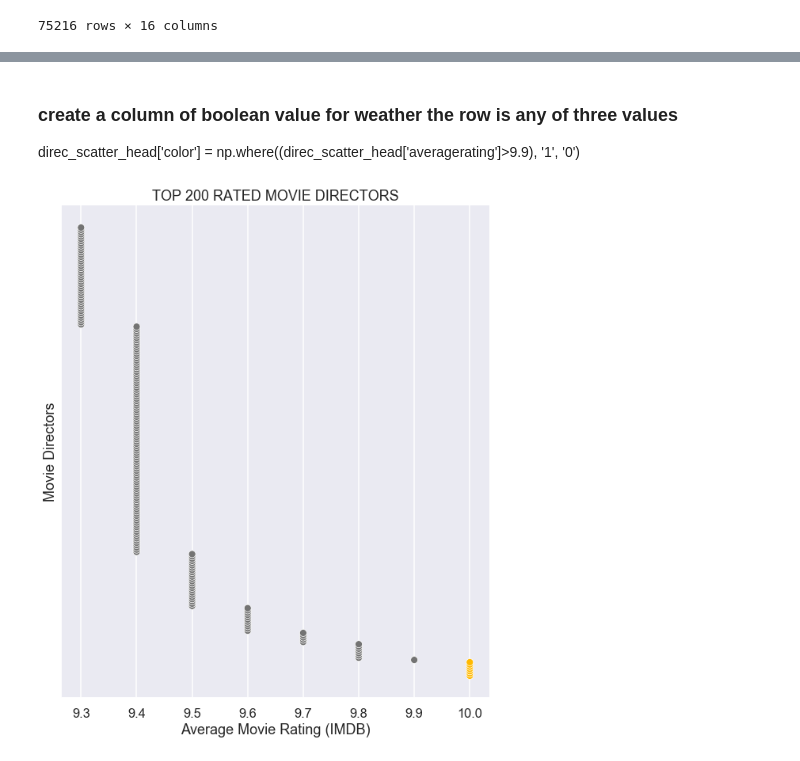
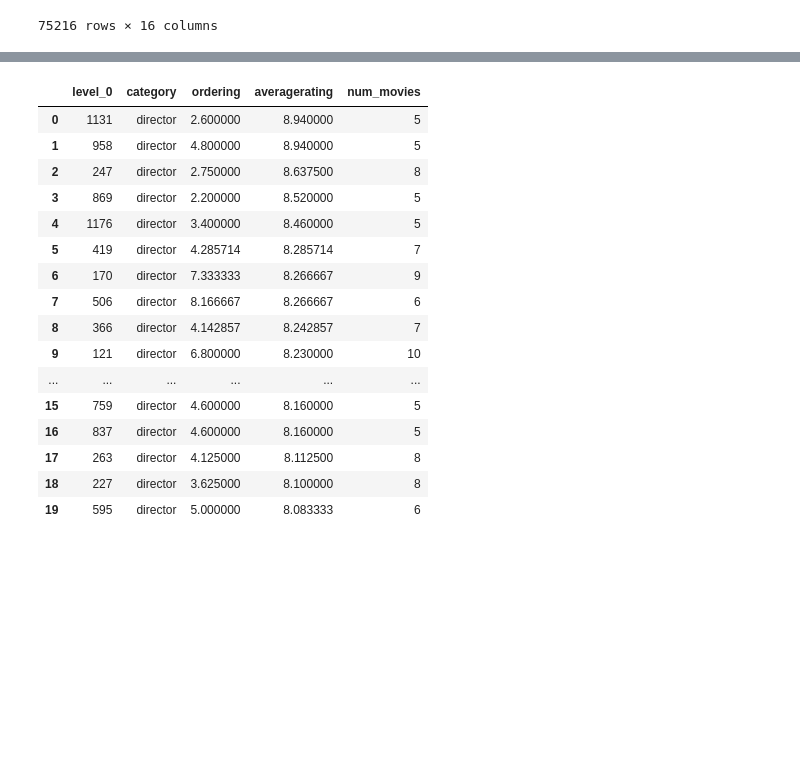
Before and after one commit to mishaberrien/Movie-Performance-Analysis, a Jupyter notebook: movies-eda-mlb.ipynb, the cells around one changed output, grey strips where cells are left out. Saved outputs shown, nothing was run; the diff lists cells and outputs as text; code cells hidden in the pictures; blank space fills up the shorter version.

```diff
--- a/movies-eda-mlb.ipynb
+++ b/movies-eda-mlb.ipynb
@@ -369,3 +406,4 @@ director_scatter.rename(columns={'nconst': 'num_movies'}, inplace=True)
+# %%
+director_prolific_df = director_scatter[director_scatter['num_movies']>4].sort_values('averagerating', ascending=False)
 # %%
-direc_scatter_head = director_scatter.head(200)
-direc_scatter_head.reset_index(inplace=True)
+director_prolific_df.reset_index(inplace=True)
@@ -413,26 +410,24 @@ imdb_names[(imdb_names['nconst']=='nm10616933')|
-# %% [markdown]
-### create a column of boolean value for weather the row is any of three values
-direc_scatter_head['color'] = np.where((direc_scatter_head['averagerating']>9.9), '1', '0')
-# %%
-color_palette = ['#737373', '#FFB900']
-sns.set_context('talk')
-g3 = sns.relplot(y='index',
-           x='averagerating',
-           kind='scatter',
-           data=direc_scatter_head,
-           height=10,
-                 hue='color',
-                 palette=color_palette,
-                legend=None)
-
-g3.set(yticks=[])
-
-axes3 = g3.axes.flatten()
-axes3[0].set_title("TOP 200 RATED MOVIE DIRECTORS")
-axes3[0].set_ylabel("Movie Directors")
-
-for ax in axes3:
-    ax.set_xlabel("Average Movie Rating (IMDB)")
-g3.savefig('/Users/markishab/Downloads/fig_directors.png')
-# %% [output]
-[figure, removed]
+# %%
+director_prolific_df.drop('index', inplace=True, axis=1)
+# %%
+director_prolific_df2 = director_prolific_df.head(20)
+# %%
+director_prolific_df2
+# %% [output]
+|  | level_0 | category | ordering | averagerating | num_movies |
+| 0 | 1131 | director | 2.600000 | 8.940000 | 5 |
+| 1 | 958 | director | 4.800000 | 8.940000 | 5 |
+| 2 | 247 | director | 2.750000 | 8.637500 | 8 |
+| 3 | 869 | director | 2.200000 | 8.520000 | 5 |
+| 4 | 1176 | director | 3.400000 | 8.460000 | 5 |
+| 5 | 419 | director | 4.285714 | 8.285714 | 7 |
+| 6 | 170 | director | 7.333333 | 8.266667 | 9 |
+| 7 | 506 | director | 8.166667 | 8.266667 | 6 |
+| 8 | 366 | director | 4.142857 | 8.242857 | 7 |
+| 9 | 121 | director | 6.800000 | 8.230000 | 10 |
+| ... | ... | ... | ... | ... | ... |
+| 15 | 759 | director | 4.600000 | 8.160000 | 5 |
+| 16 | 837 | director | 4.600000 | 8.160000 | 5 |
+| 17 | 263 | director | 4.125000 | 8.112500 | 8 |
+| 18 | 227 | director | 3.625000 | 8.100000 | 8 |
+| 19 | 595 | director | 5.000000 | 8.083333 | 6 |
```
Also changed, not shown: parts of 17 cells of this notebook.
